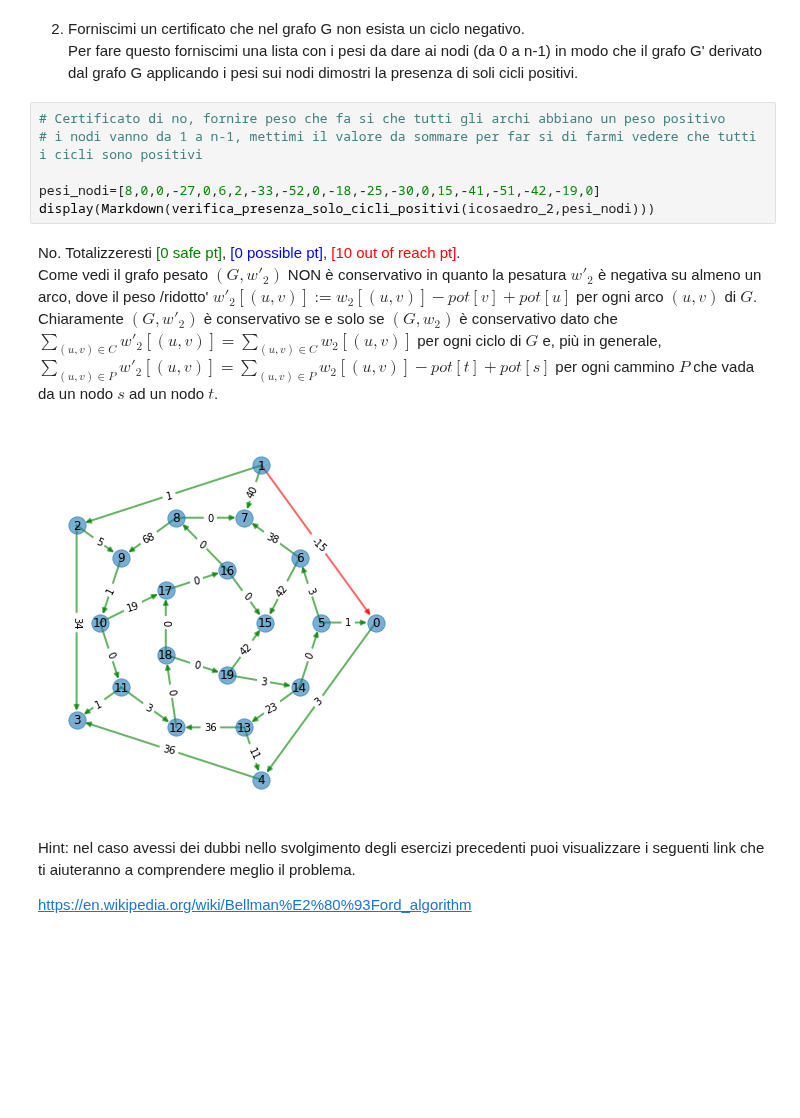
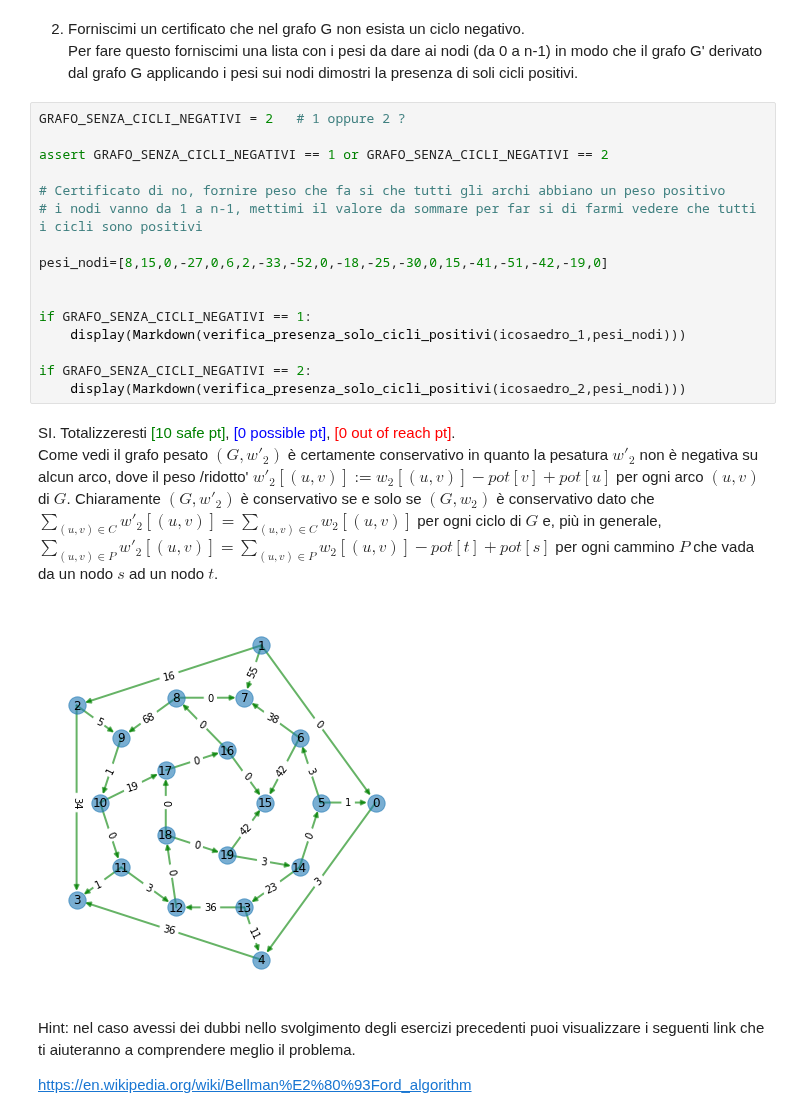
Before and after one commit to romeorizzi/eduexams, a Jupyter notebook: Notebook_nonApplet/cicli.ipynb, the cells around one changed output. Saved outputs shown, nothing was run; the diff lists cells and outputs as text; blank space fills up the shorter version.

Commit message:
esercizio cicli completo

```diff
--- a/Notebook_nonApplet/cicli.ipynb
+++ b/Notebook_nonApplet/cicli.ipynb
@@ -289,14 +300,24 @@ Si. Totalizzeresti <span style='color:green'>[10 safe pt]</span>,
 2. Forniscimi un certificato che nel grafo G non esista un ciclo negativo.\
   Per fare questo forniscimi una lista con i pesi da dare ai nodi (da 0 a n-1) in modo che il grafo G' derivato     dal grafo G applicando i pesi sui nodi dimostri la presenza di soli cicli positivi.
 # %%
+GRAFO_SENZA_CICLI_NEGATIVI = 2   # 1 oppure 2 ?
+
+assert GRAFO_SENZA_CICLI_NEGATIVI == 1 or GRAFO_SENZA_CICLI_NEGATIVI == 2
+
 # Certificato di no, fornire peso che fa si che tutti gli archi abbiano un peso positivo
 # i nodi vanno da 1 a n-1, mettimi il valore da sommare per far si di farmi vedere che tutti i cicli sono positivi
 
-pesi_nodi=[8,0,0,-27,0,6,2,-33,-52,0,-18,-25,-30,0,15,-41,-51,-42,-19,0]
-display(Markdown(verifica_presenza_solo_cicli_positivi(icosaedro_2,pesi_nodi)))
+pesi_nodi=[8,15,0,-27,0,6,2,-33,-52,0,-18,-25,-30,0,15,-41,-51,-42,-19,0]
+
+
+if GRAFO_SENZA_CICLI_NEGATIVI == 1:
+    display(Markdown(verifica_presenza_solo_cicli_positivi(icosaedro_1,pesi_nodi)))
+
+if GRAFO_SENZA_CICLI_NEGATIVI == 2:
+    display(Markdown(verifica_presenza_solo_cicli_positivi(icosaedro_2,pesi_nodi)))
 # %% [output]
-No. Totalizzeresti <span style='color:green'>[0 safe pt]</span>,                                     <span style='color:blue'>[0 possible pt]</span>,                                     <span style='color:red'>[10 out of reach pt]</span>.<br>Come vedi il grafo pesato $(𝐺, w'_2)$ NON è conservativo in quanto la pesatura $w'_2$ è negativa su almeno un arco, dove il peso /ridotto' $w'_2[(u,v)] := w_2[(u,v)] -pot[v] + pot[u]$ per ogni arco $(u,v)$ di $G$. Chiaramente $(𝐺, w'_2)$ è conservativo se e solo se $(𝐺, w_2)$ è conservativo dato che $\sum_{(u,v) \in C} w'_2[(u,v)] = \sum_{(u,v) \in C} w_2[(u,v)]$ per ogni ciclo di $G$ e, più in generale, $\sum_{(u,v) \in P} w'_2[(u,v)] = \sum_{(u,v) \in P} w_2[(u,v)] -pot[t] +pot[s]$ per ogni cammino $P$ che vada da un nodo $s$ ad un nodo $t$.
+SI. Totalizzeresti <span style='color:green'>[10 safe pt]</span>,                                     <span style='color:blue'>[0 possible pt]</span>,                                     <span style='color:red'>[0 out of reach pt]</span>.<br>Come vedi il grafo pesato $(𝐺, w'_2)$ è certamente conservativo in quanto la pesatura $w'_2$ non è negativa su alcun arco, dove il peso /ridotto' $w'_2[(u,v)] := w_2[(u,v)] -pot[v] + pot[u]$ per ogni arco $(u,v)$ di $G$. Chiaramente $(𝐺, w'_2)$ è conservativo se e solo se $(𝐺, w_2)$ è conservativo dato che $\sum_{(u,v) \in C} w'_2[(u,v)] = \sum_{(u,v) \in C} w_2[(u,v)]$ per ogni ciclo di $G$ e, più in generale, $\sum_{(u,v) \in P} w'_2[(u,v)] = \sum_{(u,v) \in P} w_2[(u,v)] -pot[t] +pot[s]$ per ogni cammino $P$ che vada da un nodo $s$ ad un nodo $t$.
-[figure, old version]
+[figure, new version]
 # %% [markdown]
 Hint: nel caso avessi dei dubbi nello svolgimento degli esercizi precedenti puoi visualizzare i seguenti link che ti aiuteranno a comprendere meglio il problema.
 
```
Also changed, not shown: parts of 1 cell of this notebook.
